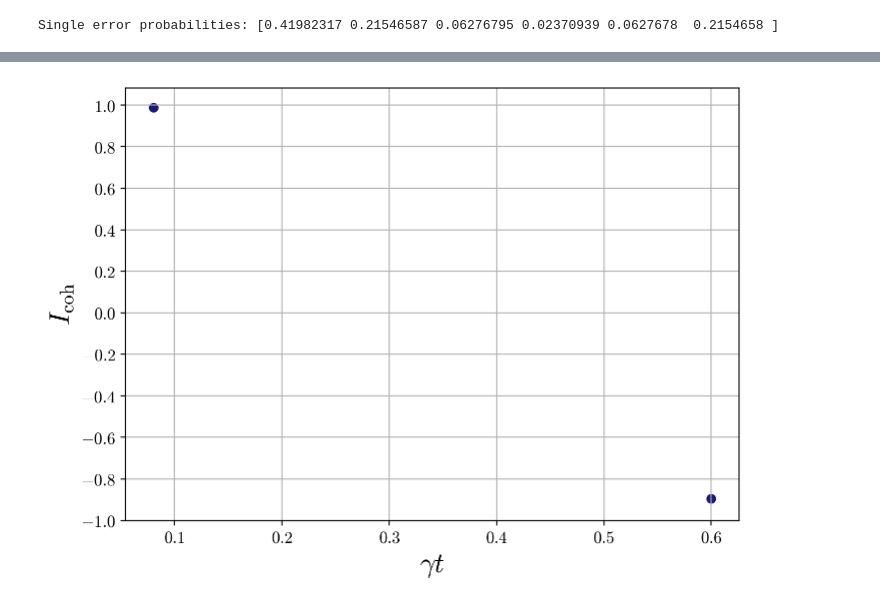
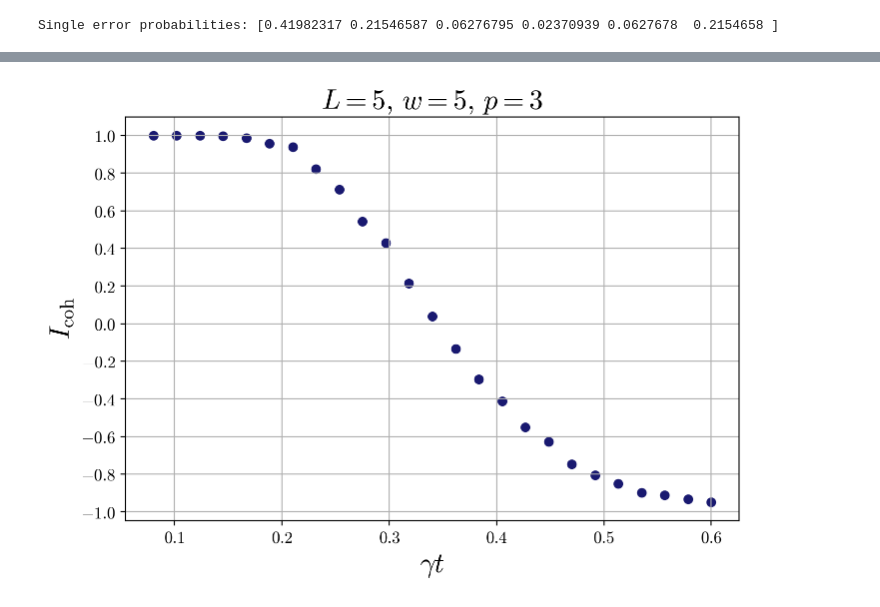
Before and after one commit to ShobHub/Coherent-Information, a Jupyter notebook: notebooks/worm_algorithm.ipynb, the cells around one changed output, grey strips where cells are left out. Saved outputs shown, nothing was run; the diff lists cells and outputs as text; code cells hidden in the pictures.

```diff
--- a/notebooks/worm_algorithm.ipynb
+++ b/notebooks/worm_algorithm.ipynb
@@ -30,7 +30,7 @@ Number of CPUs available: 16
 Number of used CPUs: 16
 [CpuDevice(id=0), CpuDevice(id=1), CpuDevice(id=2), CpuDevice(id=3), CpuDevice(id=4), CpuDevice(id=5), CpuDevice(id=6), CpuDevice(id=7), CpuDevice(id=8), CpuDevice(id=9), CpuDevice(id=10), CpuDevice(i ...
 # %%
-moebius_setup = {"length": 3, "width": 3, "p": 3}
+moebius_setup = {"length": 5, "width": 5, "p": 3}
 
 worm_setup = {}
 worm_setup["num_samples"] = 20 * n_cpus
@@ -73,5 +73,5 @@ Coherent Information: -0.886844277381897
 # %%
-num_gamma = 2
+num_gamma = 25
 gamma_min = 0.08
 gamma_max = 0.6
 gamma_t_list = (np.linspace(gamma_min, gamma_max, num_gamma)).tolist()
@@ -175,31 +188,35 @@ tex_rc_params = {
 %config InlineBackend.figure_format='retina'  # for hi-dpi displays
 
 def plot_coherent_information(
     result: Dict,
     save: bool=False
 ):
+    length = result["moebius_setup"]["length"]
+    width = result["moebius_setup"]["width"]
+    p = result["moebius_setup"]["p"]
     gamma_array = result["gamma_t"]
     coherent_info_array = result["coherent_information"]
     with plt.rc_context(tex_rc_params):
         _, ax = plt.subplots(figsize=(7, 5), constrained_layout=True)
         ax.scatter(gamma_array, coherent_info_array, color="midnightblue")
         ax.set_xlabel("$\\gamma t$")
         x_ticks = [0.1 + 0.1 * x for x in range(6)]
         ax.set_xticks(x_ticks)
         x_ticks_labels = ['$0.1$', '$0.2$', '$0.3$', '$0.4$', '$0.5$', '$0.6$']
         ax.set_xticklabels(x_ticks_labels)
         y_ticks = [-1.0 + 0.2 * y for y in range(11)]
         ax.set_yticks(y_ticks)
         y_ticks_labels = ['$-1.0$', '$-0.8$', '$-0.6$', '$-0.4$', '$-0.2$', '$0.0$',
                           '$0.2$', '$0.4$', '$0.6$', '$0.8$', '$1.0$']
         ax.set_yticklabels(y_ticks_labels)
         ax.set_ylabel("$I_{\\mathrm{coh}}$")
         ax.grid()
+        ax.set_title(f"$L= {length}, \\, w = {width}, \\, p={p}$")
         if save:
             plt.savefig("my_fig.svg", bbox_inches='tight',
                         transparent=True, pad_inches=0)
         plt.show()
 
 plot_coherent_information(result)
 # %% [output]
-[figure, old version]
+[figure, new version]
```
Also changed, not shown: parts of 2 cells of this notebook, 2 other files.
